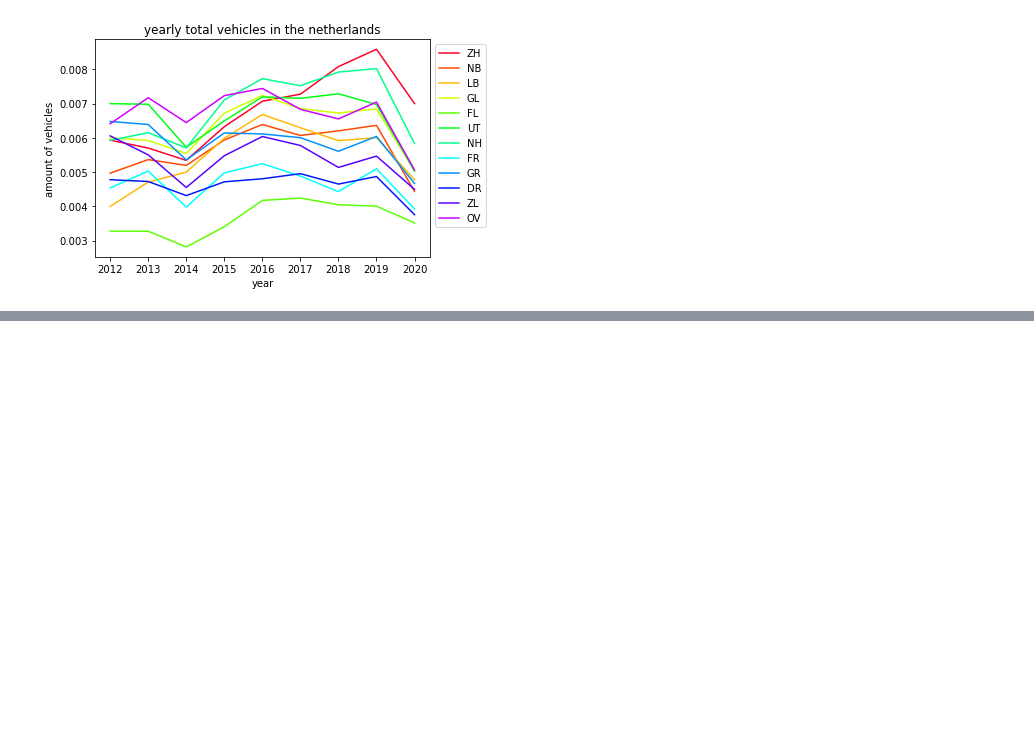
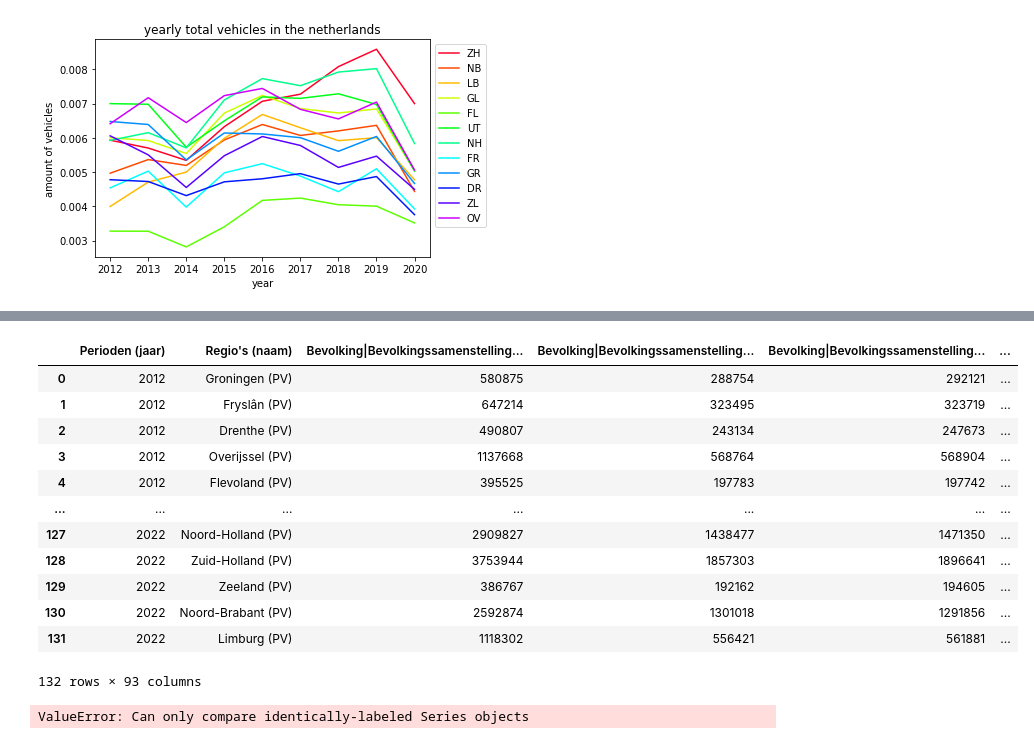
Before and after one commit to stefan1234567891011/AI_personal_project, a Jupyter notebook: code/data.ipynb, the cells around one changed output, grey strips where cells are left out. Saved outputs shown, nothing was run; the diff lists cells and outputs as text; code cells hidden in the pictures; blank space fills up the shorter version.

```diff
--- a/code/data.ipynb
+++ b/code/data.ipynb
@@ -869,0 +948,22 @@ plt.show()
+# %%
+df_population_2
+# %% [output]
+|  | Perioden (jaar) | Regio's (naam) | Bevolking|Bevolkingssamenstelling... | Bevolking|Bevolkingssamenstelling... | Bevolking|Bevolkingssamenstelling... | ... |
+| 0 | 2012 | Groningen (PV) | 580875 | 288754 | 292121 | ... |
+| 1 | 2012 | Fryslân (PV) | 647214 | 323495 | 323719 | ... |
+| 2 | 2012 | Drenthe (PV) | 490807 | 243134 | 247673 | ... |
+| 3 | 2012 | Overijssel (PV) | 1137668 | 568764 | 568904 | ... |
+| 4 | 2012 | Flevoland (PV) | 395525 | 197783 | 197742 | ... |
+| ... | ... | ... | ... | ... | ... | ... |
+| 127 | 2022 | Noord-Holland (PV) | 2909827 | 1438477 | 1471350 | ... |
+| 128 | 2022 | Zuid-Holland (PV) | 3753944 | 1857303 | 1896641 | ... |
+| 129 | 2022 | Zeeland (PV) | 386767 | 192162 | 194605 | ... |
+| 130 | 2022 | Noord-Brabant (PV) | 2592874 | 1301018 | 1291856 | ... |
+| 131 | 2022 | Limburg (PV) | 1118302 | 556421 | 561881 | ... |
+132 rows × 93 columns
+# %%
+df_pop_n_acc = df_population_2[df_population_2["Perioden (jaar)"] != 2012]
+# test = df_7.loc[(df_7["YEAR"] == (df_pop_n_acc["Perioden (jaar)"] - 1)) & (df_7["PROVINCE"] == df_pop_n_acc["PROVINCE"])]
+df_7[""]
+# %% [output]
+ValueError: Can only compare identically-labeled Series objects
```
Also changed, not shown: parts of 12 cells of this notebook.
